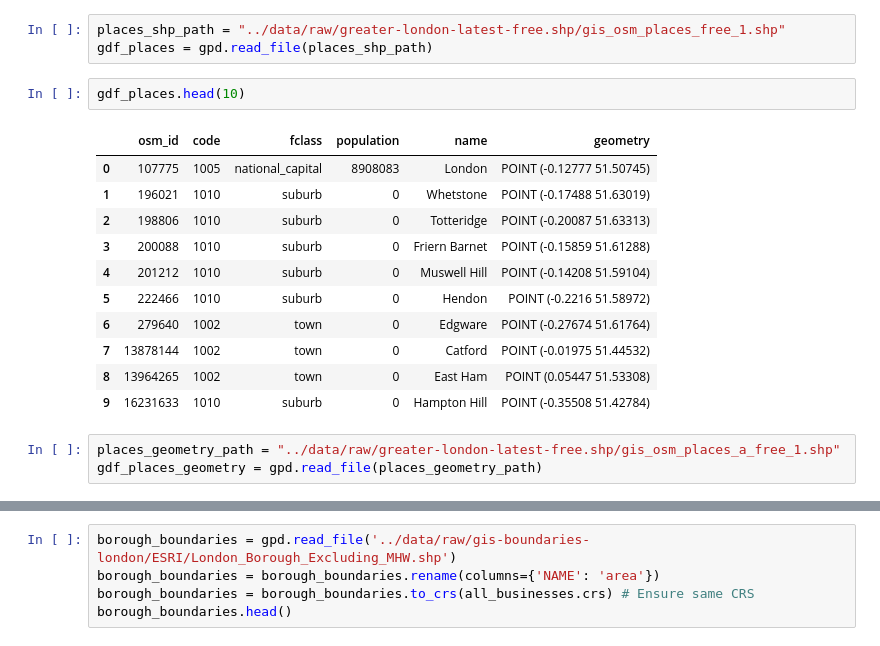
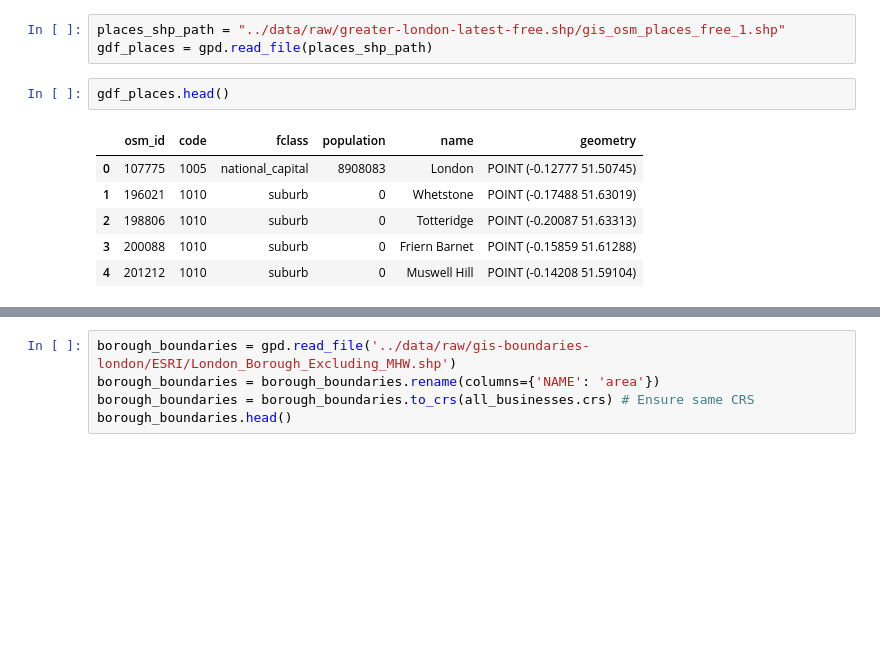
Before and after one commit to MoshaLangerak/knowledge-engineering, a Jupyter notebook: notebooks/osm-exploration-preprocessing.ipynb, the cells around one changed output, grey strips where cells are left out. Drawn from its saved outputs; the diff is of its cells as text; blank space fills up the shorter version.

```diff
--- a/notebooks/osm-exploration-preprocessing.ipynb
+++ b/notebooks/osm-exploration-preprocessing.ipynb
@@ -135,19 +135,11 @@ all_businesses.to_csv("../data/processed/businesses_with_streets.csv", index=Fal
 places_shp_path = "../data/raw/greater-london-latest-free.shp/gis_osm_places_free_1.shp"
 gdf_places = gpd.read_file(places_shp_path)
 # %%
-gdf_places.head(10)
+gdf_places.head()
 # %% [output]
 |  | osm_id | code | fclass | population | name | geometry |
 | 0 | 107775 | 1005 | national_capital | 8908083 | London | POINT (-0.12777 51.50745) |
 | 1 | 196021 | 1010 | suburb | 0 | Whetstone | POINT (-0.17488 51.63019) |
 | 2 | 198806 | 1010 | suburb | 0 | Totteridge | POINT (-0.20087 51.63313) |
 | 3 | 200088 | 1010 | suburb | 0 | Friern Barnet | POINT (-0.15859 51.61288) |
 | 4 | 201212 | 1010 | suburb | 0 | Muswell Hill | POINT (-0.14208 51.59104) |
-| 5 | 222466 | 1010 | suburb | 0 | Hendon | POINT (-0.2216 51.58972) |
-| 6 | 279640 | 1002 | town | 0 | Edgware | POINT (-0.27674 51.61764) |
-| 7 | 13878144 | 1002 | town | 0 | Catford | POINT (-0.01975 51.44532) |
-| 8 | 13964265 | 1002 | town | 0 | East Ham | POINT (0.05447 51.53308) |
-| 9 | 16231633 | 1010 | suburb | 0 | Hampton Hill | POINT (-0.35508 51.42784) |
-# %%
-places_geometry_path = "../data/raw/greater-london-latest-free.shp/gis_osm_places_a_free_1.shp"
-gdf_places_geometry = gpd.read_file(places_geometry_path)
```
Also changed, not shown: parts of 2 cells of this notebook.
